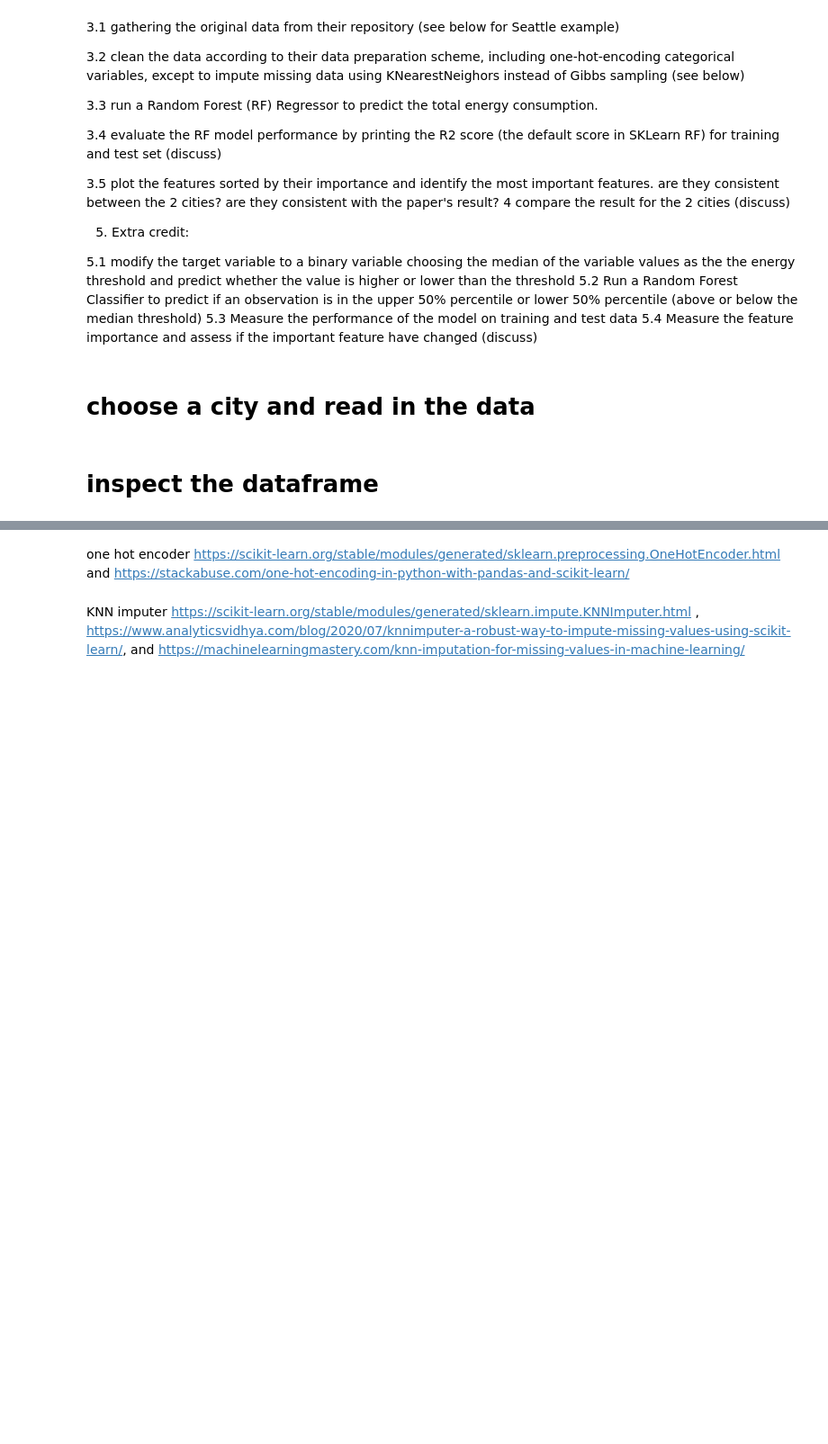
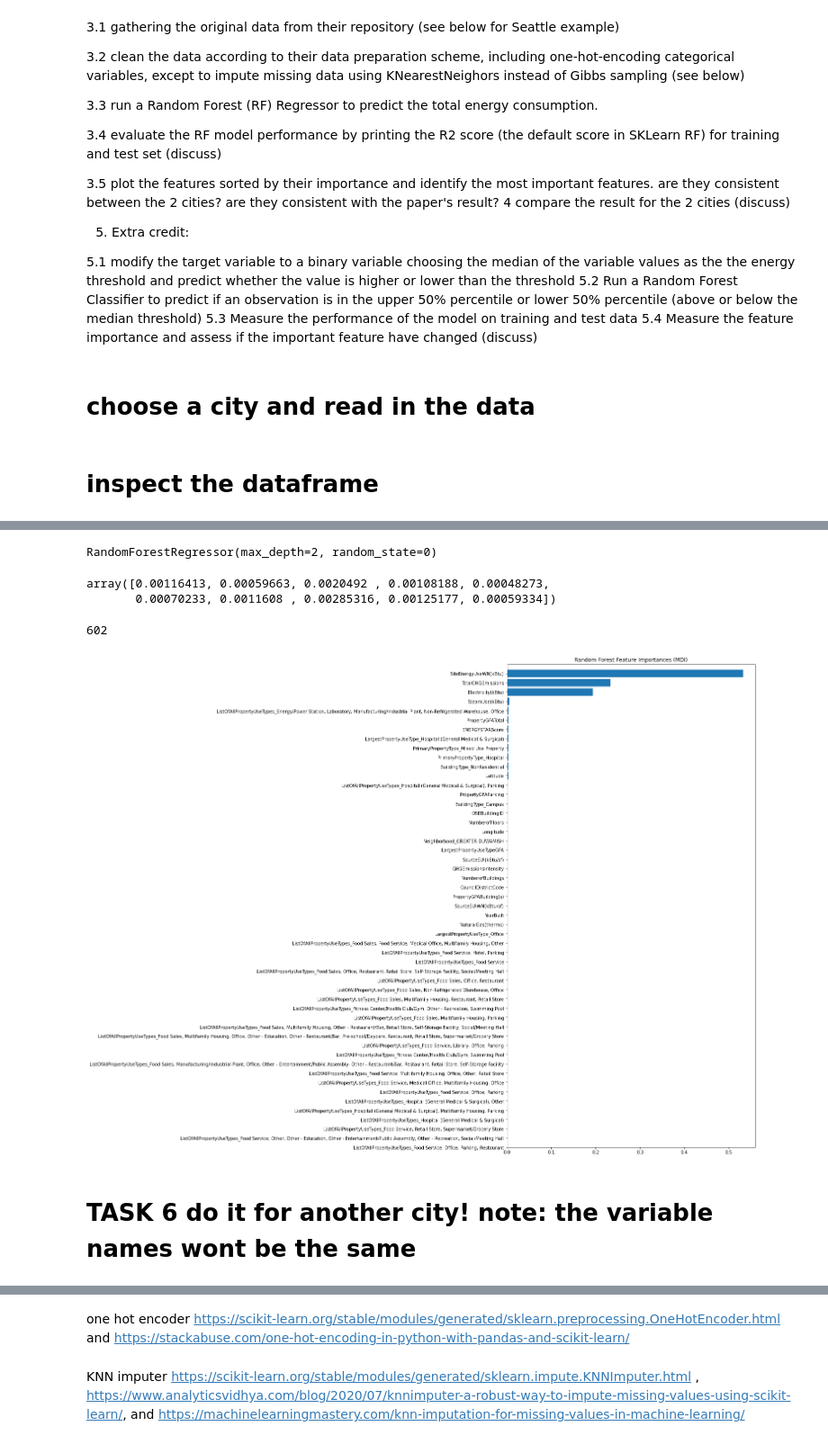
Before and after one commit to fedhere/PUS2022, a Jupyter notebook: HW6/RandomForest_instructions.ipynb, the cells around one changed output, grey strips where cells are left out. Shown at 90% size. Cells and saved outputs as stored; diff of their text form; code cells hidden in the pictures; blank space fills up the shorter version.

```diff
--- a/HW6/RandomForest_instructions.ipynb
+++ b/HW6/RandomForest_instructions.ipynb
@@ -208,14 +91,0 @@ feature_names = ...
-# %%
-import pylab as plt
-tree_feature_importances = (
-    rf.feature_importances_)
-sorted_idx = tree_feature_importances.argsort()
-
-y_ticks = np.arange(0, len(feature_names))
-fig, ax = plt.subplots(figsize=(10,20))
-ax.barh(y_ticks, tree_feature_importances[sorted_idx])
-ax.set_yticklabels(feature_names[sorted_idx])
-ax.set_yticks(y_ticks)
-ax.set_title("Random Forest Feature Importances (MDI)")
-fig.tight_layout()
-plt.show()
@@ -232,0 +358,5 @@ plt.show()
+# %%
+from sklearn.ensemble import RandomForestRegressor
+rf = RandomForestRegressor(... #replace ... with your code
+# %% [output]
+RandomForestRegressor(max_depth=2, random_state=0)
@@ -232,0 +365,31 @@ plt.show()
+# %%
+#this is how you see the importance of the features
+rf.feature_importances_[:10]
+# %% [output]
+array([0.00116413, 0.00059663, 0.0020492 , 0.00108188, 0.00048273,
+       0.00070233, 0.0011608 , 0.00285316, 0.00125177, 0.00059334])
+# %%
+
+feature_names = .... #replace ... with your code
+len(feature_names)
+# %% [output]
+602
+# %%
+# plot the top ~50 features
+import pylab as plt
+
+sorted_idx = ... #replace ... with your code
+
+y_ticks = np.arange(0, len(feature_names))
+fig, ax = plt.subplots(figsize=(10,20))
+ax.barh(y_ticks, tree_feature_importances[sorted_idx])
+ax.set_yticklabels(feature_names[sorted_idx])
+ax.set_yticks(y_ticks)
+ax.set_title("Random Forest Feature Importances (MDI)")
+fig.tight_layout()
+ax.set_ylim(550, len(feature_names))
+plt.show()
+
+#your plot may be different from mine
+# %% [output]
+[figure, added]
@@ -232,0 +398,2 @@ plt.show()
+# %% [markdown]
+# TASK 6 do it for another city! note: the variable names wont be the same
```
Also changed, not shown: parts of 74 cells of this notebook.
